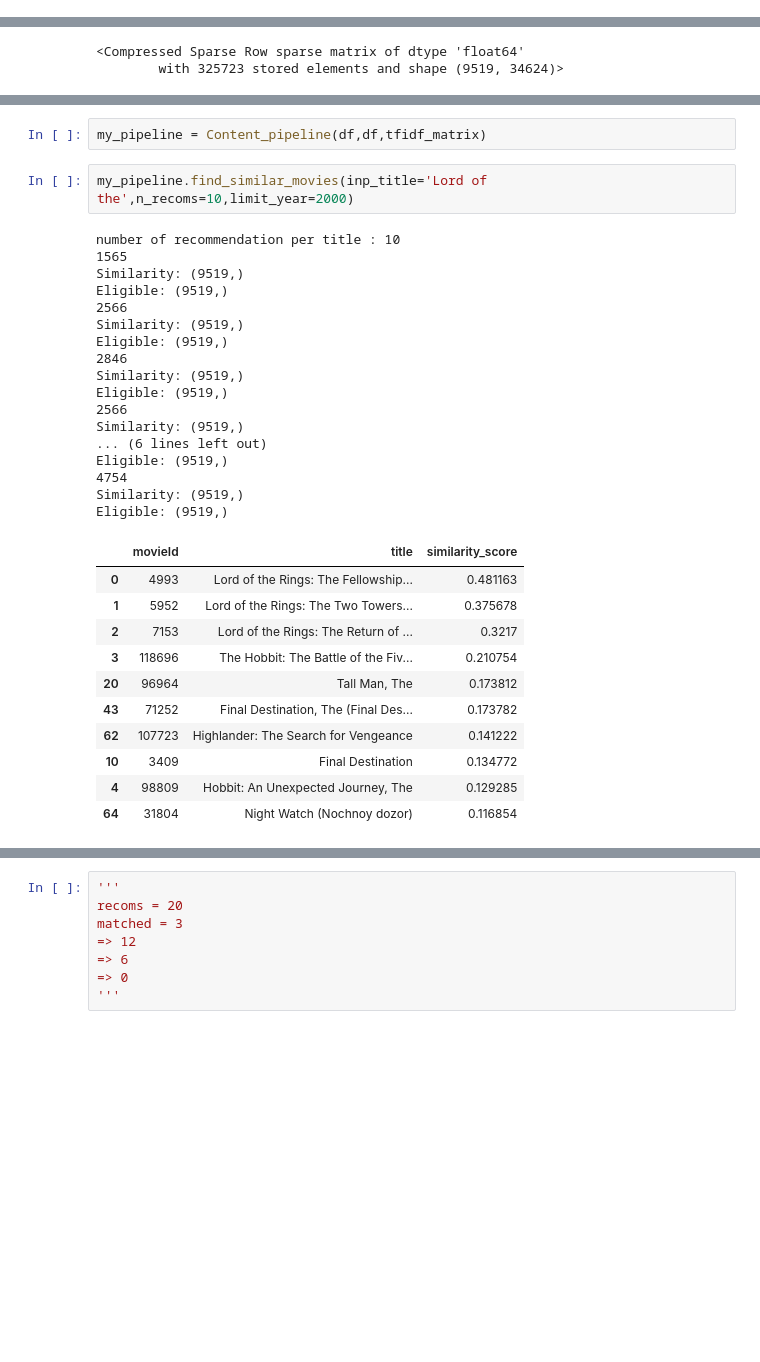
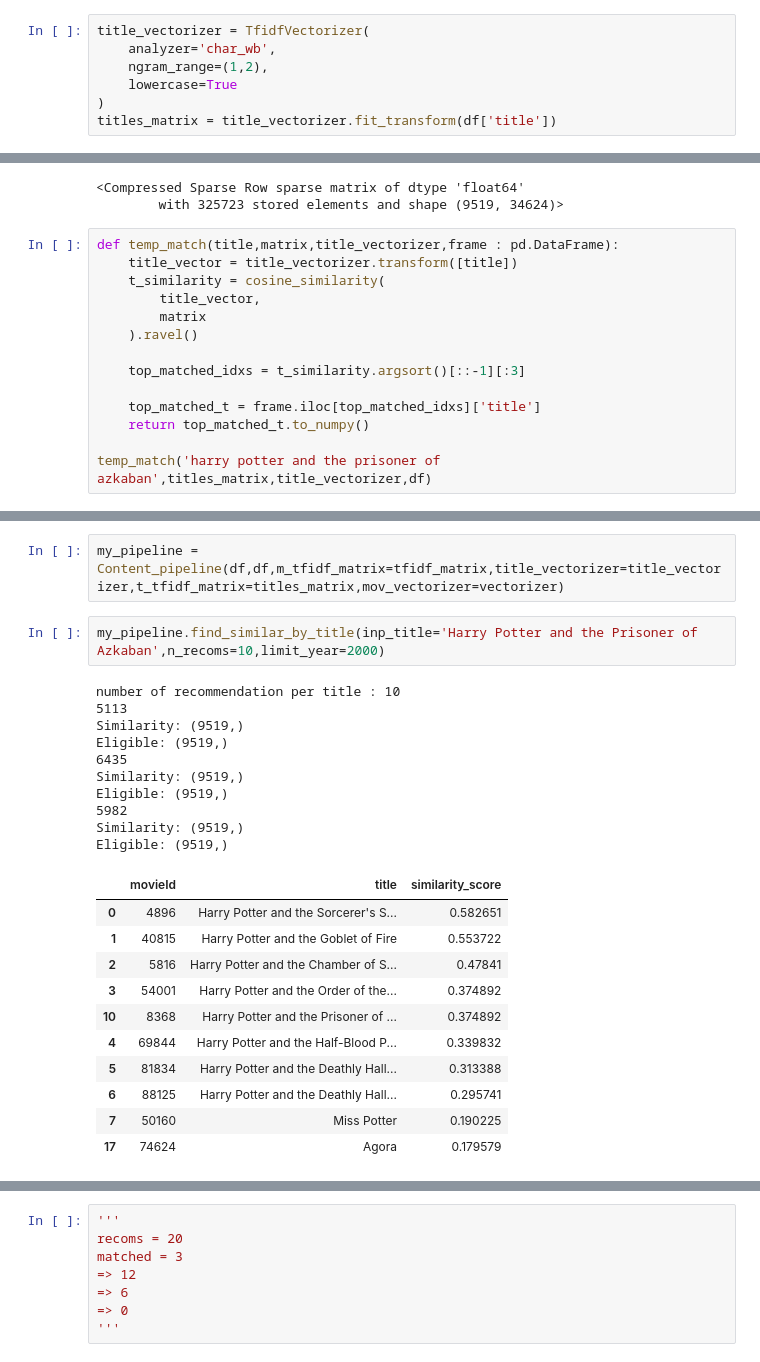
Before and after one commit to saadaliasghar1045-ops/Movie_recommender-Hybrid-, a Jupyter notebook: src/notebooks/content_model_training.ipynb, the cells around one changed output, grey strips where cells are left out. Cells and saved outputs as stored; diff of their text form; blank space fills up the shorter version.

Commit message:
improve title search

```diff
--- a/src/notebooks/content_model_training.ipynb
+++ b/src/notebooks/content_model_training.ipynb
@@ -34,6 +35,13 @@ vectorizer.fit(df['content'])
 # %% [output]
 TfidfVectorizer(max_features=100000, min_df=2, ngram_range=(1, 2),
                 stop_words='english')
+# %%
+title_vectorizer = TfidfVectorizer(
+    analyzer='char_wb',
+    ngram_range=(1,2),
+    lowercase=True
+)
+titles_matrix = title_vectorizer.fit_transform(df['title'])
 # %%
 tfidf_matrix = vectorizer.transform(df['content'])
 # %%
@@ -41,3 +49,17 @@ tfidf_matrix
 # %% [output]
 <Compressed Sparse Row sparse matrix of dtype 'float64'
         with 325723 stored elements and shape (9519, 34624)>
+# %%
+def temp_match(title,matrix,title_vectorizer,frame : pd.DataFrame):
+    title_vector = title_vectorizer.transform([title])
+    t_similarity = cosine_similarity(
+        title_vector,
+        matrix
+    ).ravel()
+
+    top_matched_idxs = t_similarity.argsort()[::-1][:3]
+
+    top_matched_t = frame.iloc[top_matched_idxs]['title']
+    return top_matched_t.to_numpy()
+
+temp_match('harry potter and the prisoner of azkaban',titles_matrix,title_vectorizer,df)
@@ -140,33 +205,26 @@ class Content_pipeline :
 # %%
-my_pipeline = Content_pipeline(df,df,tfidf_matrix)
+my_pipeline = Content_pipeline(df,df,m_tfidf_matrix=tfidf_matrix,title_vectorizer=title_vectorizer,t_tfidf_matrix=titles_matrix,mov_vectorizer=vectorizer)
 # %%
-my_pipeline.find_similar_movies(inp_title='Lord of the',n_recoms=10,limit_year=2000)
+my_pipeline.find_similar_by_title(inp_title='Harry Potter and the Prisoner of Azkaban',n_recoms=10,limit_year=2000)
 # %% [output]
 number of recommendation per title : 10
-1565
+5113
 Similarity: (9519,)
 Eligible: (9519,)
-2566
+6435
 Similarity: (9519,)
 Eligible: (9519,)
-2846
+5982
 Similarity: (9519,)
 Eligible: (9519,)
-2566
-Similarity: (9519,)
-... (6 lines left out)
-Eligible: (9519,)
-4754
-Similarity: (9519,)
-Eligible: (9519,)
 |  | movieId | title | similarity_score |
-| 0 | 4993 | Lord of the Rings: The Fellowship... | 0.481163 |
-| 1 | 5952 | Lord of the Rings: The Two Towers... | 0.375678 |
-| 2 | 7153 | Lord of the Rings: The Return of ... | 0.3217 |
-| 3 | 118696 | The Hobbit: The Battle of the Fiv... | 0.210754 |
-| 20 | 96964 | Tall Man, The | 0.173812 |
-| 43 | 71252 | Final Destination, The (Final Des... | 0.173782 |
-| 62 | 107723 | Highlander: The Search for Vengeance | 0.141222 |
-| 10 | 3409 | Final Destination | 0.134772 |
-| 4 | 98809 | Hobbit: An Unexpected Journey, The | 0.129285 |
-| 64 | 31804 | Night Watch (Nochnoy dozor) | 0.116854 |
+| 0 | 4896 | Harry Potter and the Sorcerer's S... | 0.582651 |
+| 1 | 40815 | Harry Potter and the Goblet of Fire | 0.553722 |
+| 2 | 5816 | Harry Potter and the Chamber of S... | 0.47841 |
+| 3 | 54001 | Harry Potter and the Order of the... | 0.374892 |
+| 10 | 8368 | Harry Potter and the Prisoner of ... | 0.374892 |
+| 4 | 69844 | Harry Potter and the Half-Blood P... | 0.339832 |
+| 5 | 81834 | Harry Potter and the Deathly Hall... | 0.313388 |
+| 6 | 88125 | Harry Potter and the Deathly Hall... | 0.295741 |
+| 7 | 50160 | Miss Potter | 0.190225 |
+| 17 | 74624 | Agora | 0.179579 |
```
Also changed, not shown: parts of 4 cells of this notebook.
